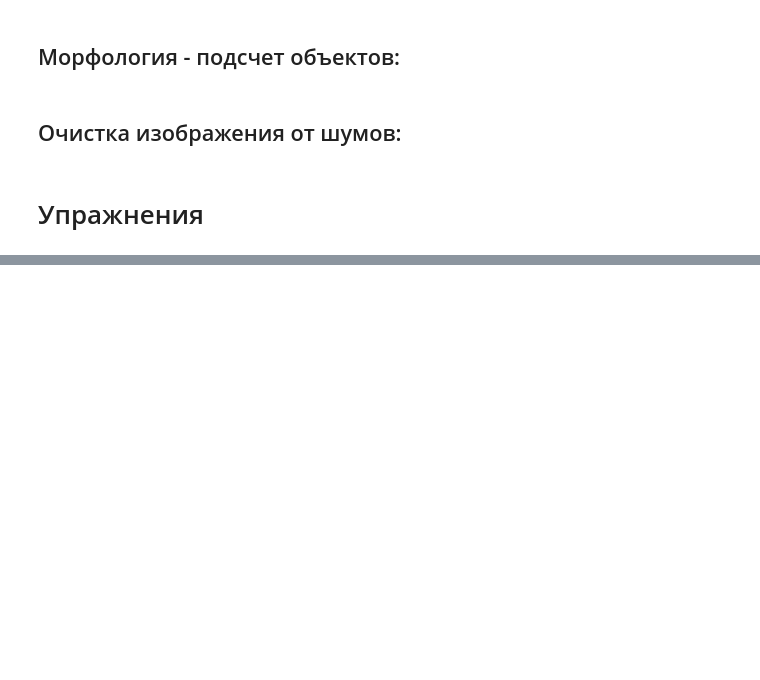
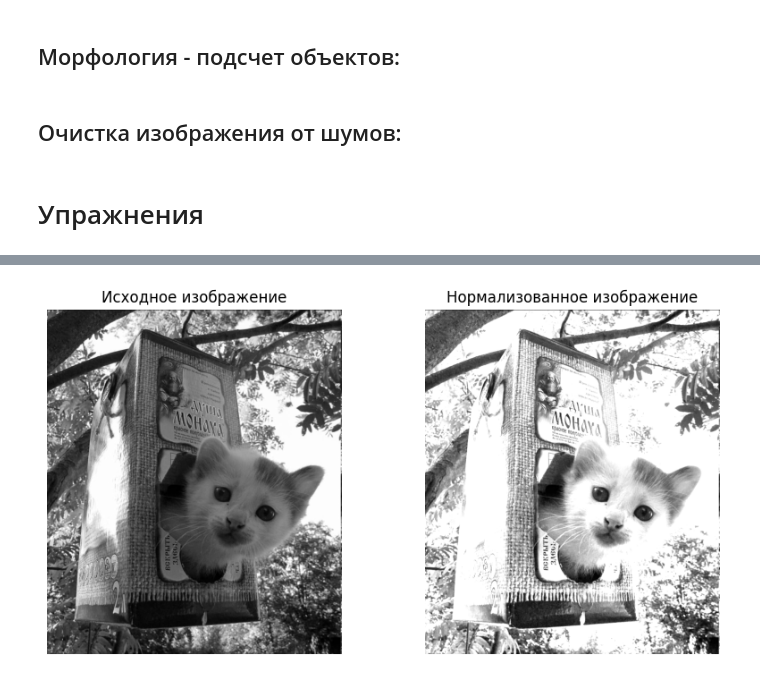
Before and after one commit to lechmoloch/SSTU-KI, a Jupyter notebook: L1/main.ipynb, the cells around one changed output, grey strips where cells are left out. Saved outputs shown, nothing was run; the diff lists cells and outputs as text; code cells hidden in the pictures; blank space fills up the shorter version.

```diff
--- a/L1/main.ipynb
+++ b/L1/main.ipynb
@@ -482,0 +578,42 @@ show ()
+# %%
+import cv2
+import numpy as np
+import matplotlib.pyplot as plt
+
+def image_division(image, sigma=1.0):
+    # Размываем изображение
+    blurred = cv2.GaussianBlur(image, (0, 0), sigmaX=sigma, sigmaY=sigma)
+
+    # Производим операцию деления
+    result = np.float32(image) / (np.float32(blurred) + 1.0)
+
+    # Масштабируем результаты в диапазон [0, 255] и преобразуем в формат uint8
+    result = np.clip(result * 255, 0, 255).astype(np.uint8)
+
+    return result
+
+# Загрузка изображения
+image = cv2.imread('img1.jpg', cv2.IMREAD_GRAYSCALE)
+
+# Параметры для операции нормировки изображения-частного
+sigma = 150.0
+
+# Применяем операцию нормировки изображения-частного
+normalized_image = image_division(image, sigma=sigma)
+
+# Выводим результаты
+plt.figure(figsize=(10, 5))
+
+plt.subplot(1, 2, 1)
+plt.imshow(image, cmap='gray')
+plt.title('Исходное изображение')
+plt.axis('off')
+
+plt.subplot(1, 2, 2)
+plt.imshow(normalized_image, cmap='gray')
+plt.title('Нормализованное изображение')
+plt.axis('off')
+
+plt.show()
+# %% [output]
+[figure, added]
```
Also changed, not shown: parts of 20 cells of this notebook, 7 other files.
